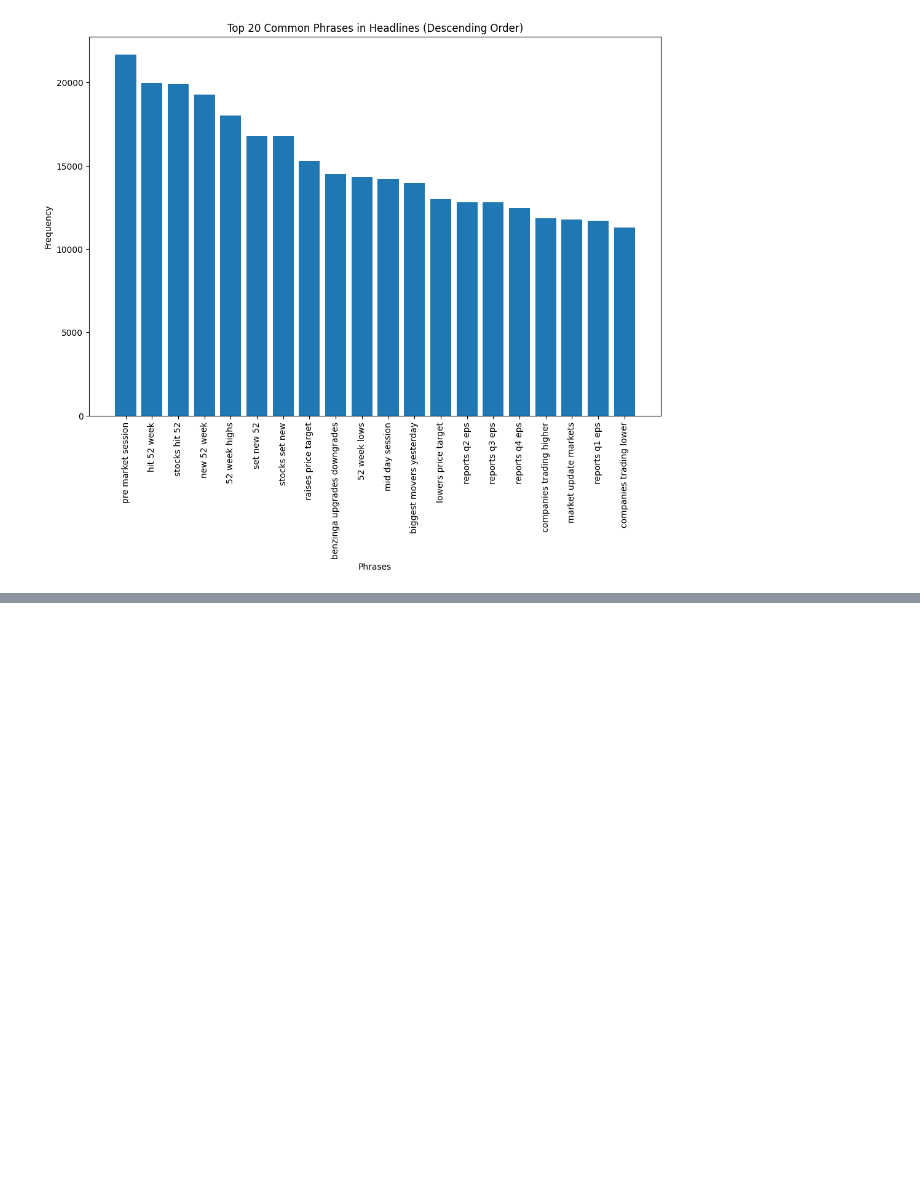
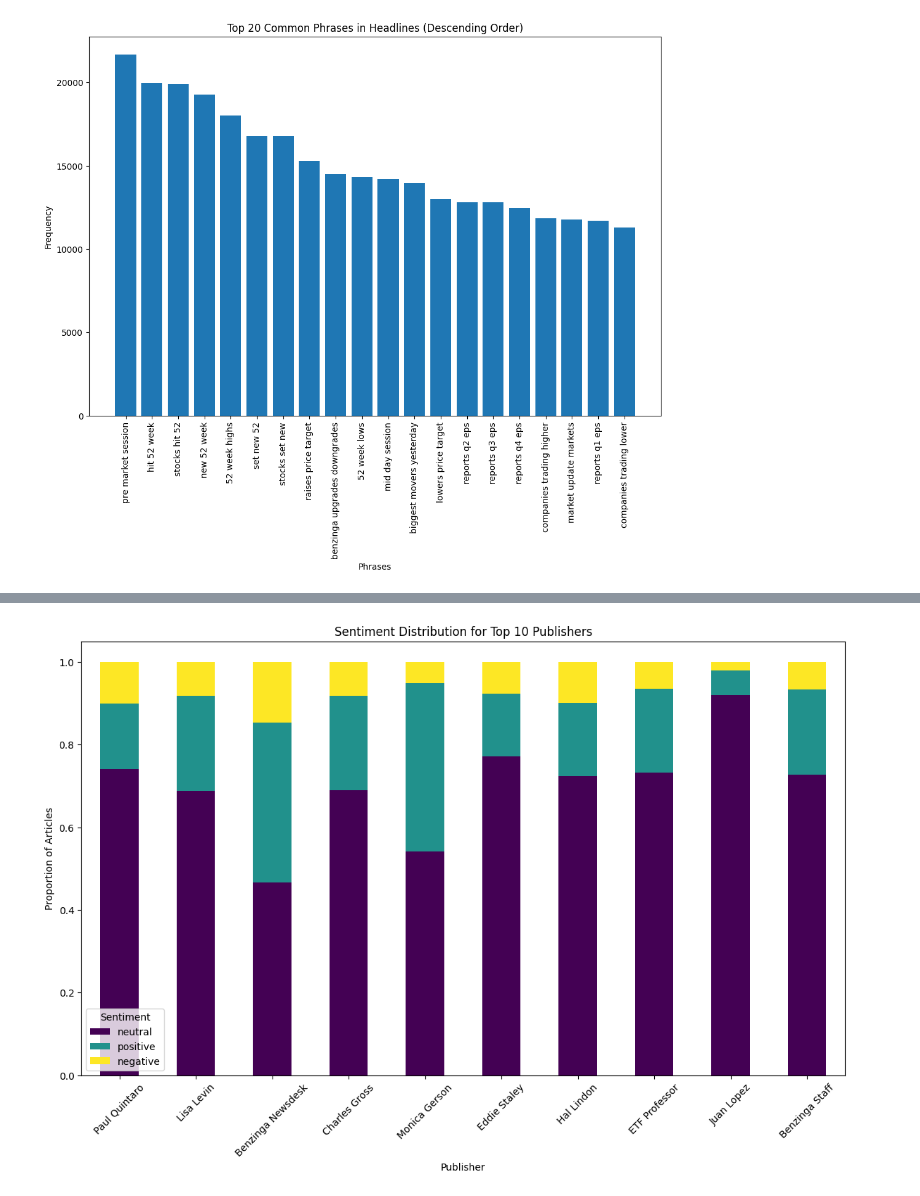
Before and after one commit to Abenezer-Baheru/Financial-News-And-Stock-Market-Analysis, a Jupyter notebook: notebooks/analysis.ipynb, the cells around one changed output, grey strips where cells are left out. Cells and saved outputs as stored; diff of their text form; code cells hidden in the pictures; blank space fills up the shorter version.

```diff
--- a/notebooks/analysis.ipynb
+++ b/notebooks/analysis.ipynb
@@ -311,0 +456,34 @@ Top 20 Common Phrases (Descending Order):
+# %%
+from textblob import TextBlob
+
+# Perform sentiment analysis
+data['headline'] = data['headline'].str.lower()
+data['sentiment'] = data['headline'].apply(lambda x: TextBlob(x).sentiment.polarity)
+data['sentiment_label'] = data['sentiment'].apply(lambda x: 'positive' if x > 0 else ('negative' if x < 0 else 'neutral'))
+
+# Count the number of articles per publisher
+articles_per_publisher = data['publisher'].value_counts()
+
+# Analyze the type of news reported by top publishers
+top_publishers = articles_per_publisher.head(10).index
+sentiment_data = pd.DataFrame()
+
+for publisher in top_publishers:
+    publisher_data = data[data['publisher'] == publisher]
+    sentiment_distribution = publisher_data['sentiment_label'].value_counts(normalize=True)
+    sentiment_data[publisher] = sentiment_distribution
+
+# Transpose the DataFrame for plotting
+sentiment_data = sentiment_data.T
+sentiment_data = sentiment_data.fillna(0)
+
+# Plot the combined sentiment distribution
+sentiment_data.plot(kind='bar', stacked=True, figsize=(14, 8), colormap='viridis')
+plt.title('Sentiment Distribution for Top 10 Publishers')
+plt.xlabel('Publisher')
+plt.ylabel('Proportion of Articles')
+plt.legend(title='Sentiment')
+plt.xticks(rotation=45)
+plt.show()
+# %% [output]
+[figure, added]
```
Also changed, not shown: parts of 12 cells of this notebook, 1 other file.
